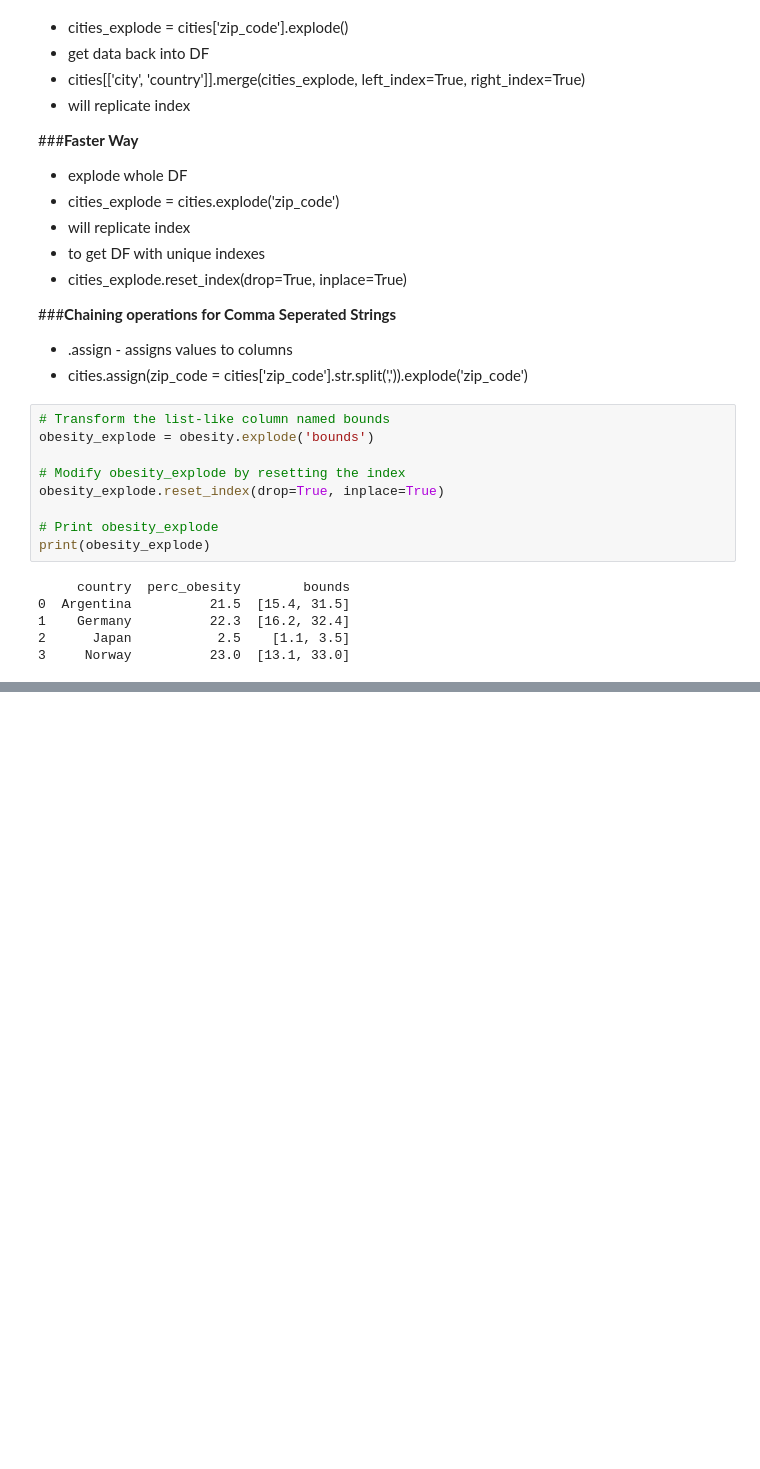
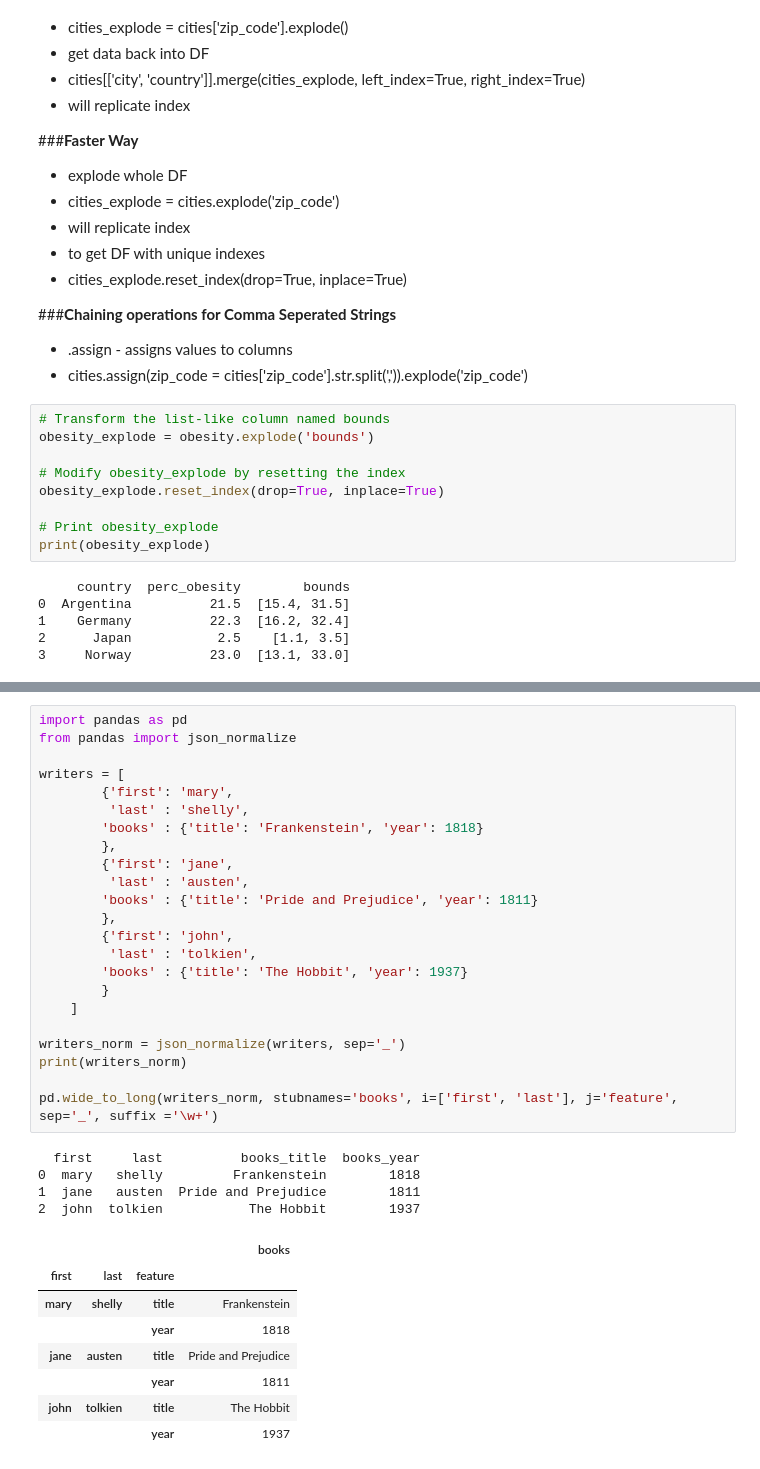
Before and after one commit to nirmalaraj77/Python, a Jupyter notebook: Python.ipynb, the cells around one changed output, grey strips where cells are left out. Saved outputs shown, nothing was run; the diff lists cells and outputs as text; blank space fills up the shorter version.

```diff
--- a/Python.ipynb
+++ b/Python.ipynb
@@ -1388,0 +1401,36 @@ print(obesity_explode)
+# %%
+import pandas as pd
+from pandas import json_normalize
+
+writers = [
+		{'first': 'mary',
+		 'last' : 'shelly',
+		'books' : {'title': 'Frankenstein', 'year': 1818}
+		},
+		{'first': 'jane',
+		 'last' : 'austen',
+		'books' : {'title': 'Pride and Prejudice', 'year': 1811}
+		},
+		{'first': 'john',
+		 'last' : 'tolkien',
+		'books' : {'title': 'The Hobbit', 'year': 1937}
+		}
+  	]
+
+writers_norm = json_normalize(writers, sep='_')
+print(writers_norm)
+
+pd.wide_to_long(writers_norm, stubnames='books', i=['first', 'last'], j='feature', sep='_', suffix ='\w+')
+# %% [output]
+  first     last          books_title  books_year
+0  mary   shelly         Frankenstein        1818
+1  jane   austen  Pride and Prejudice        1811
+2  john  tolkien           The Hobbit        1937
+|  |  |  | books |
+| first | last | feature |  |
+| mary | shelly | title | Frankenstein |
+|  |  | year | 1818 |
+| jane | austen | title | Pride and Prejudice |
+|  |  | year | 1811 |
+| john | tolkien | title | The Hobbit |
+|  |  | year | 1937 |
```
Also changed, not shown: parts of 5 cells of this notebook.
